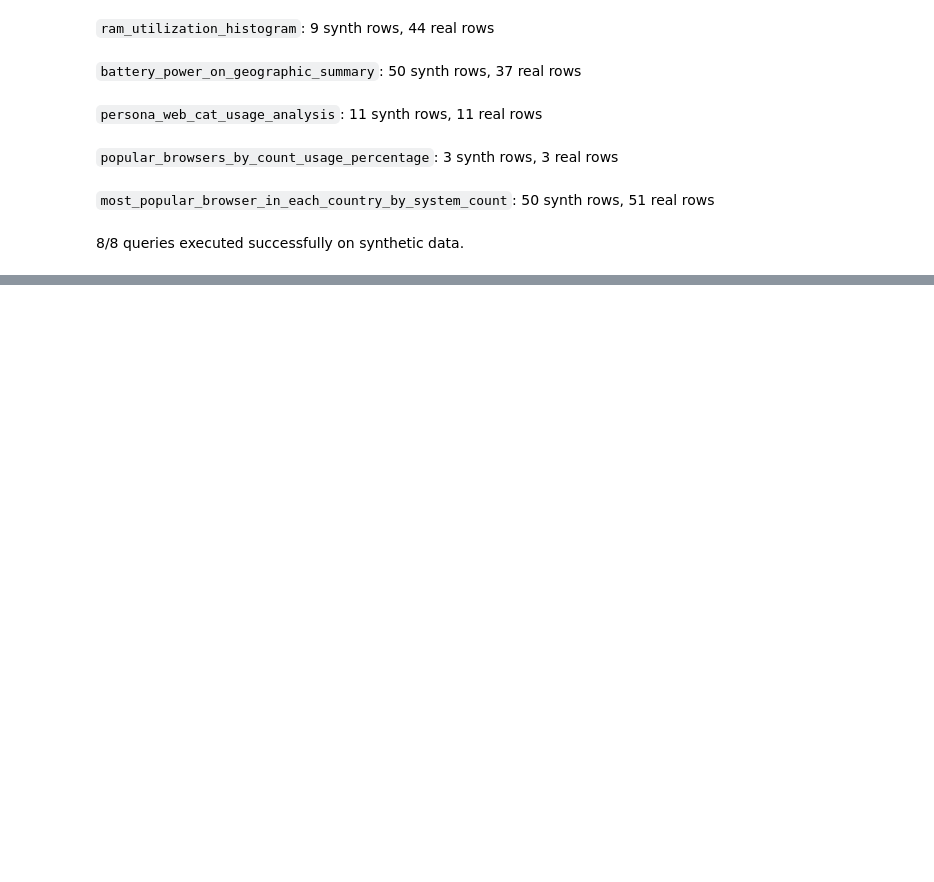
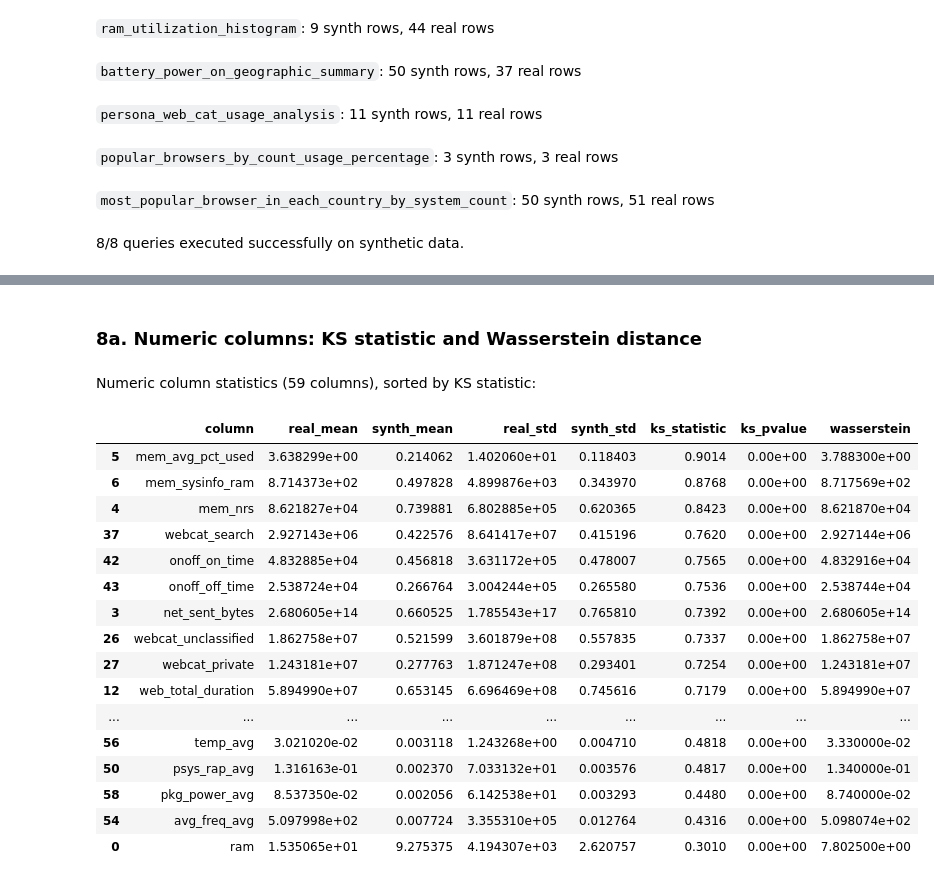
Before and after one commit to mekapur/DSC180B-Q2, a Jupyter notebook: notebooks/05-dp-sgd.ipynb, the cells around one changed output, grey strips where cells are left out. Saved outputs shown, nothing was run; the diff lists cells and outputs as text; code cells hidden in the pictures; blank space fills up the shorter version.

```diff
--- a/notebooks/05-dp-sgd.ipynb
+++ b/notebooks/05-dp-sgd.ipynb
@@ -1207,0 +1226,51 @@ Ranking query `most_popular_browser_in_each_country_by_system_count`:
+# %%
+from scipy.stats import ks_2samp, wasserstein_distance
+
+real_wide = pd.read_parquet("../data/reporting/wide_training_table.parquet")
+synth_wide = pd.read_parquet("../data/reporting/synth_wide_training_table.parquet")
+
+cat_cols = ["chassistype", "countryname_normalized", "modelvendor_normalized",
+            "os", "cpuname", "cpucode", "cpu_family", "persona", "processornumber"]
+numeric_cols = [c for c in real_wide.columns if c != "guid" and c not in cat_cols]
+# %% [markdown]
+### 8a. Numeric columns: KS statistic and Wasserstein distance
+# %%
+num_rows = []
+for col in numeric_cols:
+    r = real_wide[col].dropna().values
+    s = synth_wide[col].dropna().values if col in synth_wide.columns else np.array([0.0])
+    ks_stat, ks_p = ks_2samp(r, s)
+    wd = wasserstein_distance(r, s)
+    num_rows.append({
+        "column": col,
+        "real_mean": r.mean(),
+        "synth_mean": s.mean(),
+        "real_std": r.std(),
+        "synth_std": s.std(),
+        "ks_statistic": round(ks_stat, 4),
+        "ks_pvalue": f"{ks_p:.2e}",
+        "wasserstein": round(wd, 4),
+    })
+
+num_stats = pd.DataFrame(num_rows).sort_values("ks_statistic", ascending=False)
+display(Markdown(f"Numeric column statistics ({len(num_stats)} columns), sorted by KS statistic:"))
+display(num_stats)
+# %% [output]
+Numeric column statistics (59 columns), sorted by KS statistic:
+|  | column | real_mean | synth_mean | real_std | synth_std | ks_statistic | ks_pvalue | wasserstein |
+| 5 | mem_avg_pct_used | 3.638299e+00 | 0.214062 | 1.402060e+01 | 0.118403 | 0.9014 | 0.00e+00 | 3.788300e+00 |
+| 6 | mem_sysinfo_ram | 8.714373e+02 | 0.497828 | 4.899876e+03 | 0.343970 | 0.8768 | 0.00e+00 | 8.717569e+02 |
+| 4 | mem_nrs | 8.621827e+04 | 0.739881 | 6.802885e+05 | 0.620365 | 0.8423 | 0.00e+00 | 8.621870e+04 |
+| 37 | webcat_search | 2.927143e+06 | 0.422576 | 8.641417e+07 | 0.415196 | 0.7620 | 0.00e+00 | 2.927144e+06 |
+| 42 | onoff_on_time | 4.832885e+04 | 0.456818 | 3.631172e+05 | 0.478007 | 0.7565 | 0.00e+00 | 4.832916e+04 |
+| 43 | onoff_off_time | 2.538724e+04 | 0.266764 | 3.004244e+05 | 0.265580 | 0.7536 | 0.00e+00 | 2.538744e+04 |
+| 3 | net_sent_bytes | 2.680605e+14 | 0.660525 | 1.785543e+17 | 0.765810 | 0.7392 | 0.00e+00 | 2.680605e+14 |
+| 26 | webcat_unclassified | 1.862758e+07 | 0.521599 | 3.601879e+08 | 0.557835 | 0.7337 | 0.00e+00 | 1.862758e+07 |
+| 27 | webcat_private | 1.243181e+07 | 0.277763 | 1.871247e+08 | 0.293401 | 0.7254 | 0.00e+00 | 1.243181e+07 |
+| 12 | web_total_duration | 5.894990e+07 | 0.653145 | 6.696469e+08 | 0.745616 | 0.7179 | 0.00e+00 | 5.894990e+07 |
+| ... | ... | ... | ... | ... | ... | ... | ... | ... |
+| 56 | temp_avg | 3.021020e-02 | 0.003118 | 1.243268e+00 | 0.004710 | 0.4818 | 0.00e+00 | 3.330000e-02 |
+| 50 | psys_rap_avg | 1.316163e-01 | 0.002370 | 7.033132e+01 | 0.003576 | 0.4817 | 0.00e+00 | 1.340000e-01 |
+| 58 | pkg_power_avg | 8.537350e-02 | 0.002056 | 6.142538e+01 | 0.003293 | 0.4480 | 0.00e+00 | 8.740000e-02 |
+| 54 | avg_freq_avg | 5.097998e+02 | 0.007724 | 3.355310e+05 | 0.012764 | 0.4316 | 0.00e+00 | 5.098074e+02 |
+| 0 | ram | 1.535065e+01 | 9.275375 | 4.194307e+03 | 2.620757 | 0.3010 | 0.00e+00 | 7.802500e+00 |
```
Also changed, not shown: parts of 20 cells of this notebook, 10 other files.
